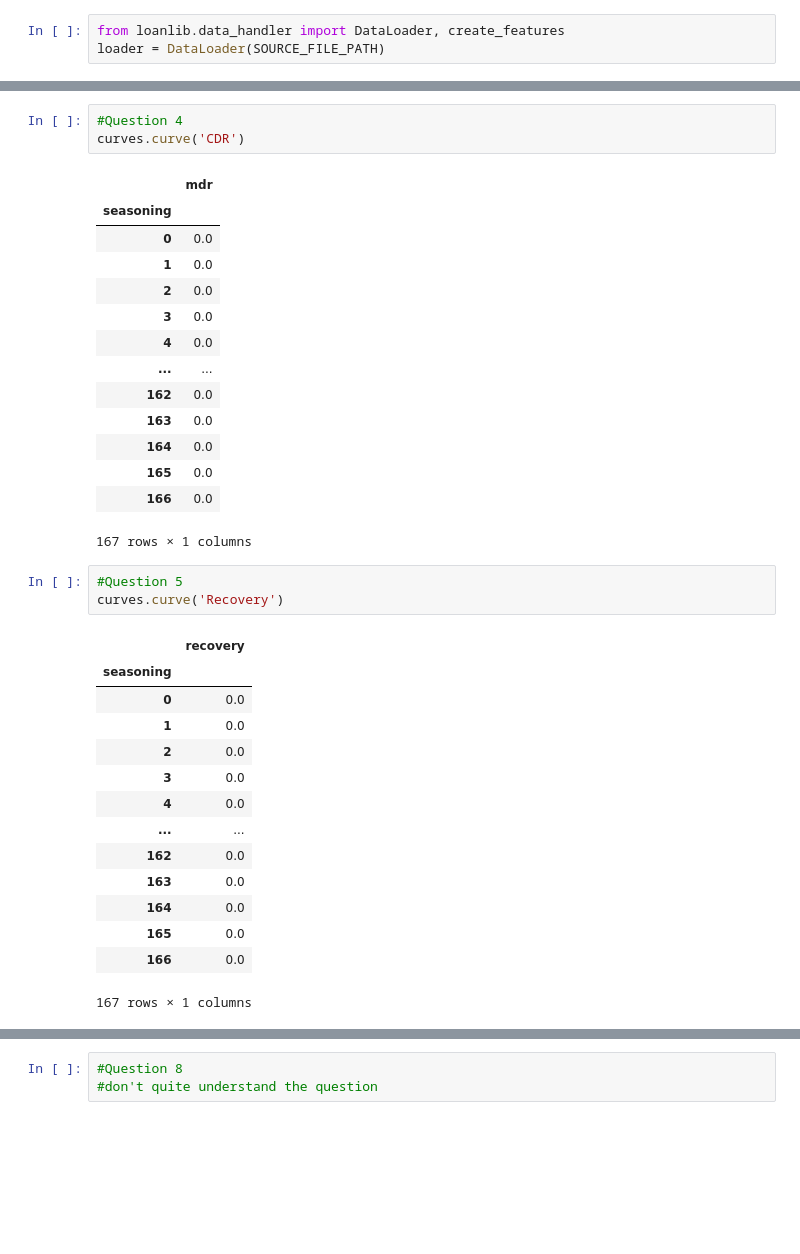
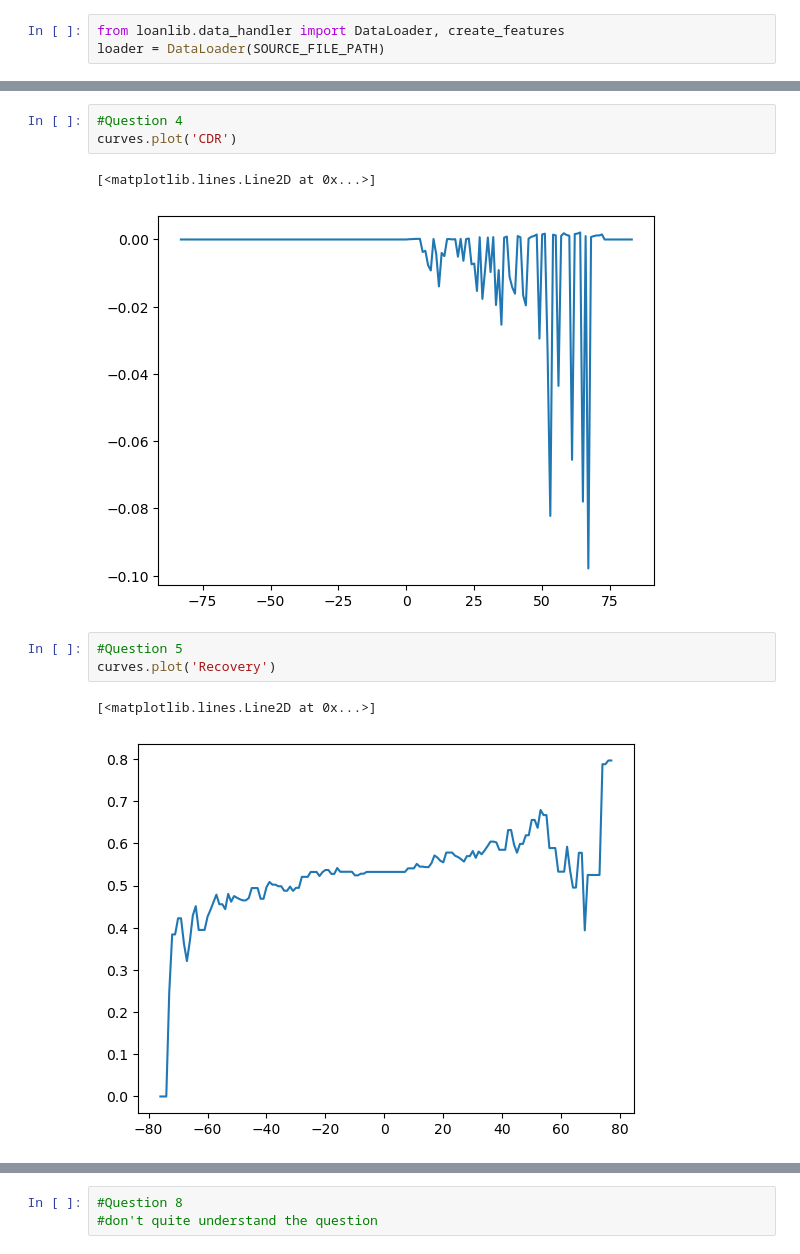
Before and after one commit to charlielao/loanlib, a Jupyter notebook: notebooks/example.ipynb, the cells around one changed output, grey strips where cells are left out. Cells and saved outputs as stored; diff of their text form; blank space fills up the shorter version.

```diff
--- a/notebooks/example.ipynb
+++ b/notebooks/example.ipynb
@@ -37,39 +56,15 @@ df[df['prepayment_date'].notnull()][['prepayment_date','original_balance', 'Paym
 # %%
 #Question 4
-curves.curve('CDR')
+curves.plot('CDR')
 # %% [output]
-|  | mdr |
-| seasoning |  |
-| 0 | 0.0 |
-| 1 | 0.0 |
-| 2 | 0.0 |
-| 3 | 0.0 |
-| 4 | 0.0 |
-| ... | ... |
-| 162 | 0.0 |
-| 163 | 0.0 |
-| 164 | 0.0 |
-| 165 | 0.0 |
-| 166 | 0.0 |
-167 rows × 1 columns
+[<matplotlib.lines.Line2D at 0x...>]
+[figure, added]
 # %%
 #Question 5
-curves.curve('Recovery')
+curves.plot('Recovery')
 # %% [output]
-|  | recovery |
-| seasoning |  |
-| 0 | 0.0 |
-| 1 | 0.0 |
-| 2 | 0.0 |
-| 3 | 0.0 |
-| 4 | 0.0 |
-| ... | ... |
-| 162 | 0.0 |
-| 163 | 0.0 |
-| 164 | 0.0 |
-| 165 | 0.0 |
-| 166 | 0.0 |
-167 rows × 1 columns
+[<matplotlib.lines.Line2D at 0x...>]
+[figure, added]
 # %%
 #Question 6
 curves2 = CurveBuilder(df, index='time_to_reversion', pivots=['product'])
```
Also changed, not shown: parts of 8 cells of this notebook, 1 other file.
